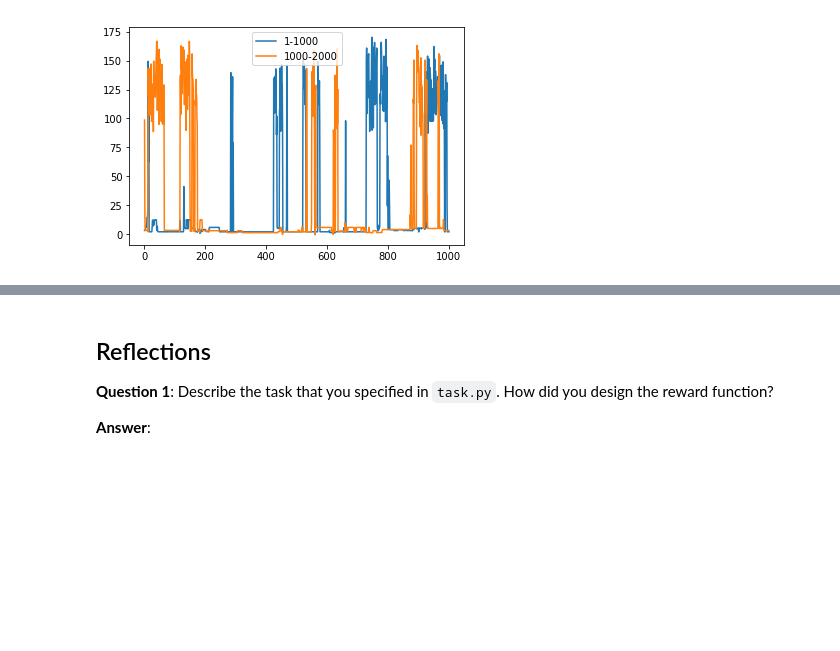
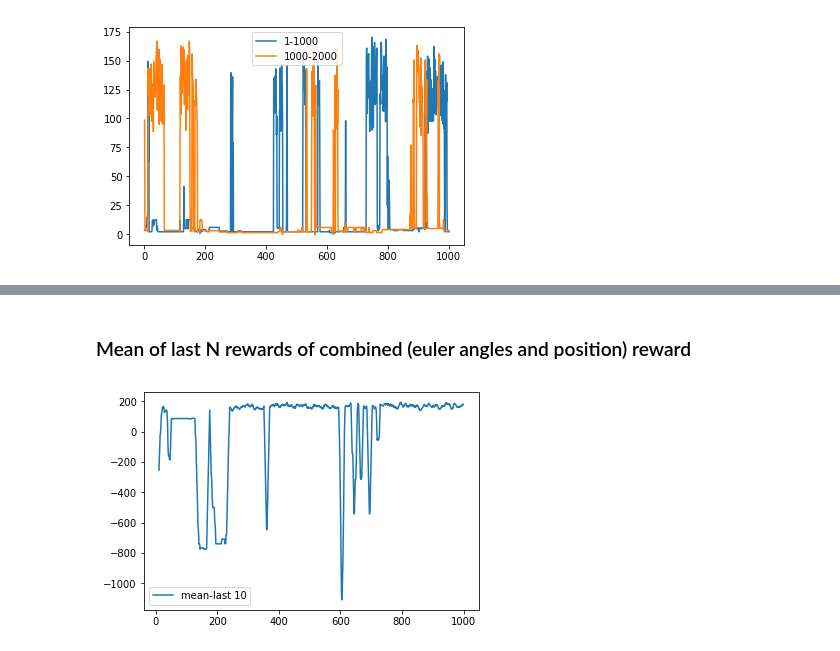
Before and after one commit to peterborkuti/RL-Quadcopter-2, a Jupyter notebook: Quadcopter_Project.ipynb, the cells around one changed output, grey strips where cells are left out. Cells and saved outputs as stored; diff of their text form; code cells hidden in the pictures; blank space fills up the shorter version.

```diff
--- a/Quadcopter_Project.ipynb
+++ b/Quadcopter_Project.ipynb
@@ -523,6 +531,25 @@ Péter
-# %% [markdown]
-## Reflections
-
-**Question 1**: Describe the task that you specified in `task.py`.  How did you design the reward function?
-
-**Answer**:
+# %% [markdown]
+### Mean of last N rewards of combined (euler angles and position) reward
+# %%
+import matplotlib.pyplot as plt
+%matplotlib inline
+
+import numpy as np
+import pandas as pd
+labels = ['episode', 'runtime', 'enddistance', 'score']
+
+results = pd.read_csv('data2.csv')
+scores=np.copy(results['score'])
+
+back=10
+means = []
+indexes=range(back, len(scores))
+for i in indexes:
+    means.append(np.average(scores[i-back:i]))
+
+plt.plot(indexes, means, label='mean-last ' + str(back))
+
+plt.legend()
+_ = plt.ylim()
+# %% [output]
+[figure, added]
```
Also changed, not shown: parts of 11 cells of this notebook, 8 other files.
